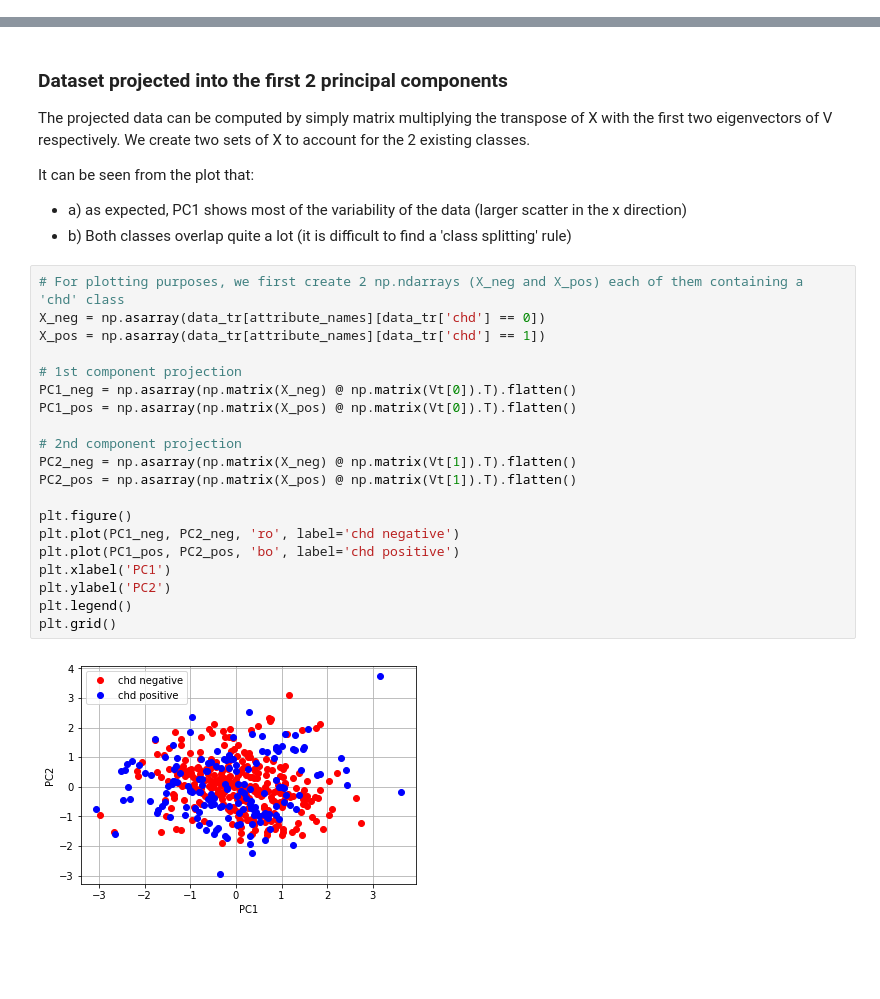
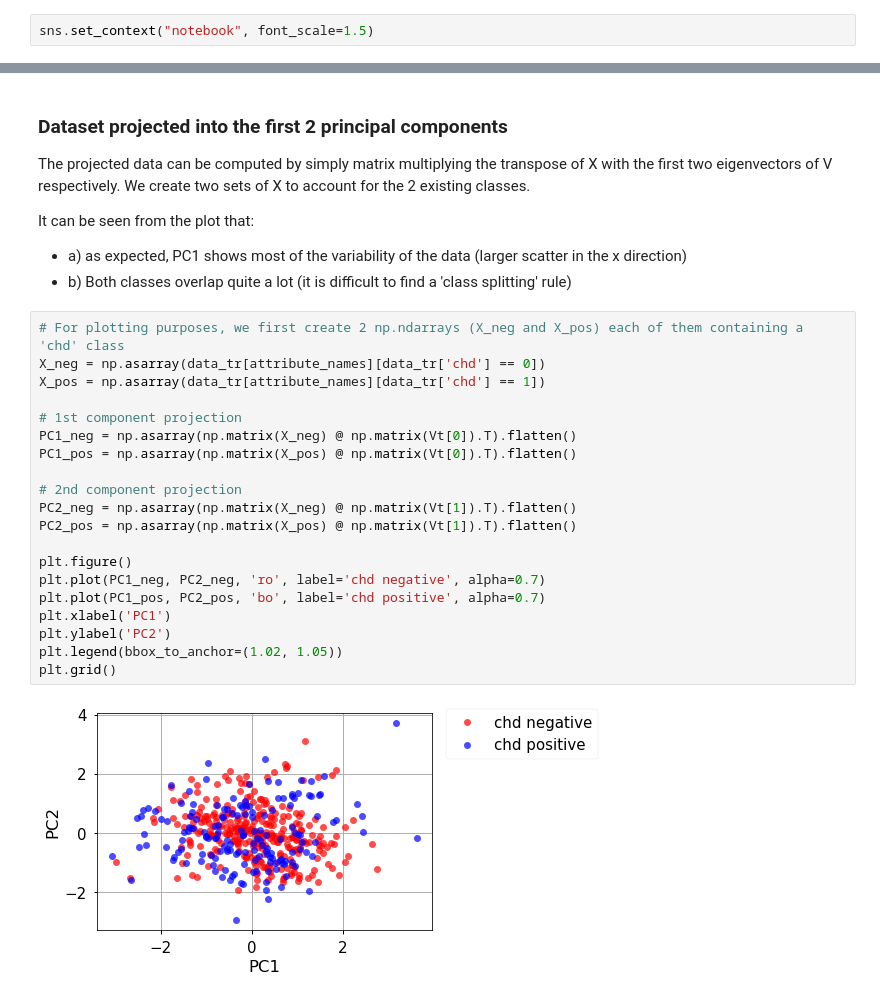
Before and after one commit to benbenasque/machine_learning_tutorials, a Jupyter notebook: machine_learning_exercise.ipynb, the cells around one changed output, grey strips where cells are left out. Saved outputs shown, nothing was run; the diff lists cells and outputs as text; blank space fills up the shorter version.

```diff
--- a/machine_learning_exercise.ipynb
+++ b/machine_learning_exercise.ipynb
@@ -14,6 +14,8 @@ from sklearn.preprocessing import StandardScaler
 from scipy.linalg import svd
 import matplotlib.pyplot as plt
 import seaborn as sns
+# %%
+sns.set_context("notebook", font_scale=1.5)
 # %%
 # Loading the data
 data = pd.read_csv('data.csv')
@@ -196,25 +198,25 @@ It can be seen from the plot that:
 # %%
 # For plotting purposes, we first create 2 np.ndarrays (X_neg and X_pos) each of them containing a 'chd' class
 X_neg = np.asarray(data_tr[attribute_names][data_tr['chd'] == 0])
 X_pos = np.asarray(data_tr[attribute_names][data_tr['chd'] == 1])
 
 # 1st component projection
 PC1_neg = np.asarray(np.matrix(X_neg) @ np.matrix(Vt[0]).T).flatten()
 PC1_pos = np.asarray(np.matrix(X_pos) @ np.matrix(Vt[0]).T).flatten()
 
 # 2nd component projection
 PC2_neg = np.asarray(np.matrix(X_neg) @ np.matrix(Vt[1]).T).flatten()
 PC2_pos = np.asarray(np.matrix(X_pos) @ np.matrix(Vt[1]).T).flatten()
 
 plt.figure()
-plt.plot(PC1_neg, PC2_neg, 'ro', label='chd negative')
-plt.plot(PC1_pos, PC2_pos, 'bo', label='chd positive')
+plt.plot(PC1_neg, PC2_neg, 'ro', label='chd negative', alpha=0.7)
+plt.plot(PC1_pos, PC2_pos, 'bo', label='chd positive', alpha=0.7)
 plt.xlabel('PC1')
 plt.ylabel('PC2')
-plt.legend()
+plt.legend(bbox_to_anchor=(1.02, 1.05))
 plt.grid()
 # %% [output]
-[figure, old version]
+[figure, new version]
 # %% [markdown]
 ### Summary statistics of attributes
 
```
Also changed, not shown: parts of 8 cells of this notebook.
